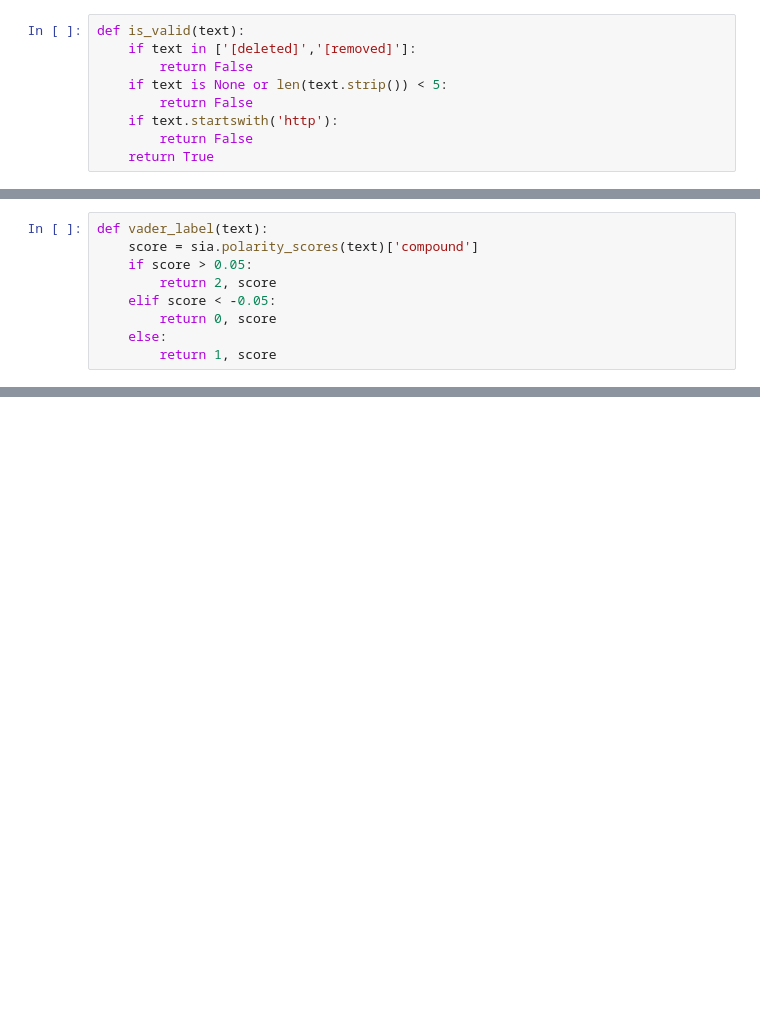
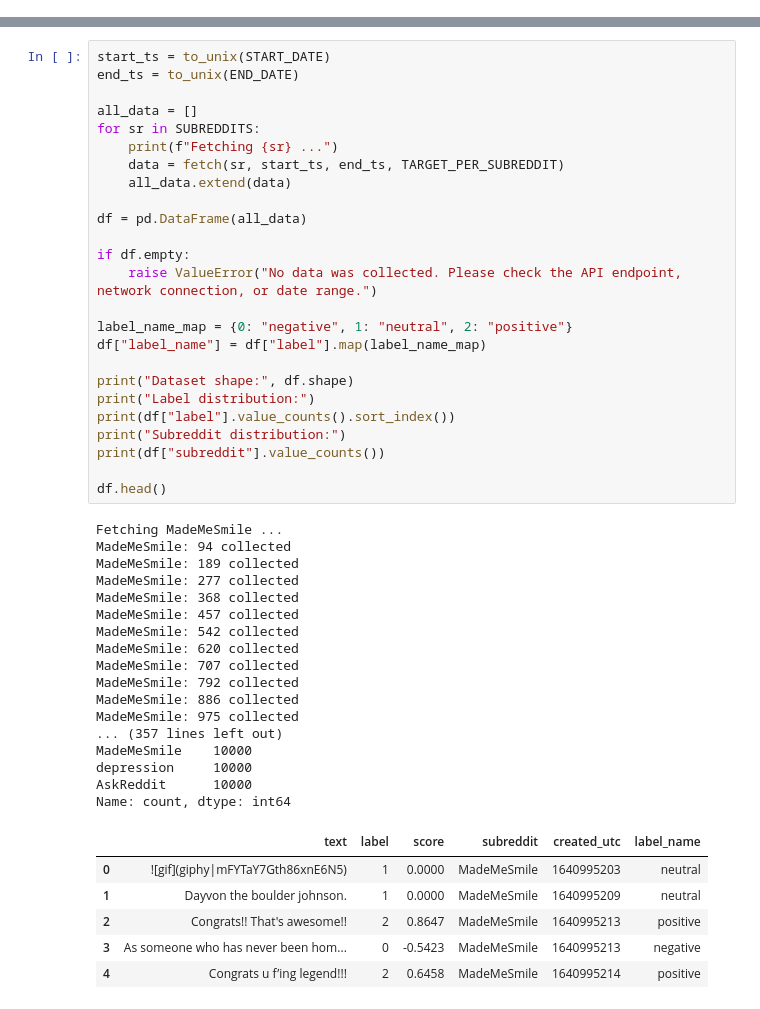
Before and after one commit to seventh720/Graduation_Thesis, a Jupyter notebook: Code/notebooks/pushshift_data.ipynb, the cells around one changed output, grey strips where cells are left out. Cells and saved outputs as stored; diff of their text form; blank space fills up the shorter version.

```diff
--- a/Code/notebooks/pushshift_data.ipynb
+++ b/Code/notebooks/pushshift_data.ipynb
@@ -128,9 +0,0 @@ This step improves data quality and reduces noise in the final weakly labelled d
-# %%
-def is_valid(text):
-    if text in ['[deleted]','[removed]']:
-        return False
-    if text is None or len(text.strip()) < 5:
-        return False
-    if text.startswith('http'):
-        return False
-    return True
@@ -142,9 +0,0 @@ Following common VADER thresholds, comments are assigned to negative, neutral, o
-# %%
-def vader_label(text):
-    score = sia.polarity_scores(text)['compound']
-    if score > 0.05:
-        return 2, score
-    elif score < -0.05:
-        return 0, score
-    else:
-        return 1, score
@@ -252,0 +272,49 @@ AskReddit: 10000 collected
+# %%
+start_ts = to_unix(START_DATE)
+end_ts = to_unix(END_DATE)
+
+all_data = []
+for sr in SUBREDDITS:
+    print(f"Fetching {sr} ...")
+    data = fetch(sr, start_ts, end_ts, TARGET_PER_SUBREDDIT)
+    all_data.extend(data)
+
+df = pd.DataFrame(all_data)
+
+if df.empty:
+    raise ValueError("No data was collected. Please check the API endpoint, network connection, or date range.")
+
+label_name_map = {0: "negative", 1: "neutral", 2: "positive"}
+df["label_name"] = df["label"].map(label_name_map)
+
+print("Dataset shape:", df.shape)
+print("Label distribution:")
+print(df["label"].value_counts().sort_index())
+print("Subreddit distribution:")
+print(df["subreddit"].value_counts())
+
+df.head()
+# %% [output]
+Fetching MadeMeSmile ...
+MadeMeSmile: 94 collected
+MadeMeSmile: 189 collected
+MadeMeSmile: 277 collected
+MadeMeSmile: 368 collected
+MadeMeSmile: 457 collected
+MadeMeSmile: 542 collected
+MadeMeSmile: 620 collected
+MadeMeSmile: 707 collected
+MadeMeSmile: 792 collected
+MadeMeSmile: 886 collected
+MadeMeSmile: 975 collected
+... (357 lines left out)
+MadeMeSmile    10000
+depression     10000
+AskReddit      10000
+Name: count, dtype: int64
+|  | text | label | score | subreddit | created_utc | label_name |
+| 0 | ![gif](giphy|mFYTaY7Gth86xnE6N5) | 1 | 0.0000 | MadeMeSmile | 1640995203 | neutral |
+| 1 | Dayvon the boulder johnson. | 1 | 0.0000 | MadeMeSmile | 1640995209 | neutral |
+| 2 | Congrats!! That's awesome!! | 2 | 0.8647 | MadeMeSmile | 1640995213 | positive |
+| 3 | As someone who has never been hom... | 0 | -0.5423 | MadeMeSmile | 1640995213 | negative |
+| 4 | Congrats u f’ing legend!!! | 2 | 0.6458 | MadeMeSmile | 1640995214 | positive |
```
Also changed, not shown: parts of 39 cells of this notebook, 3 other files.
